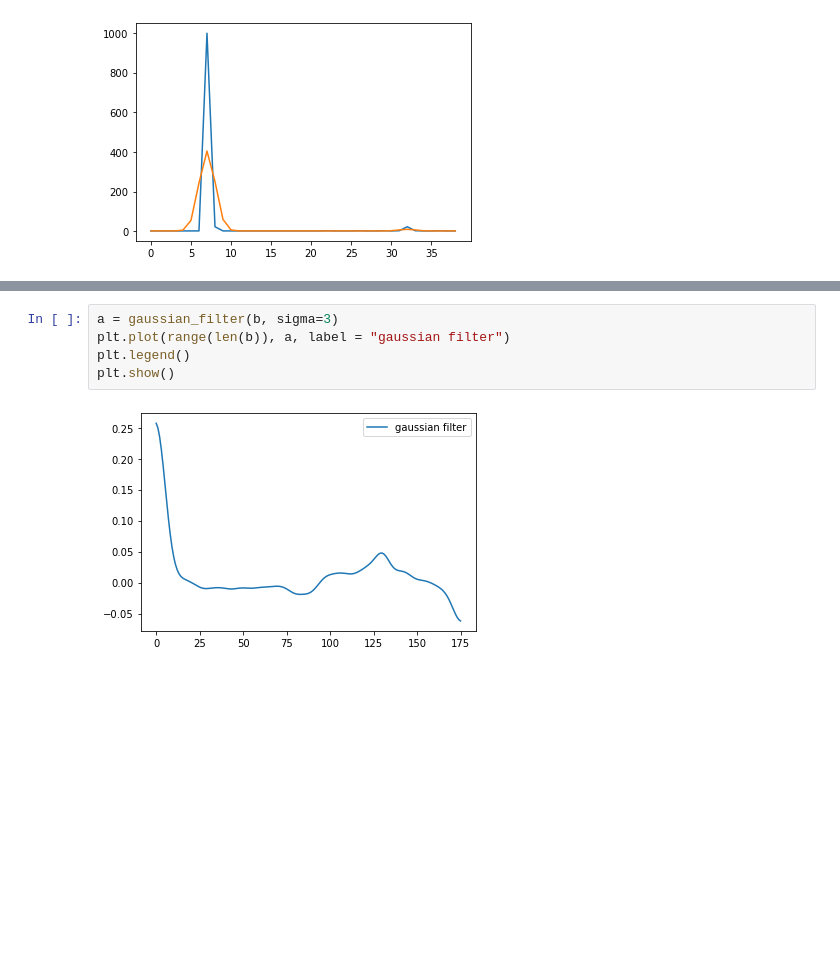
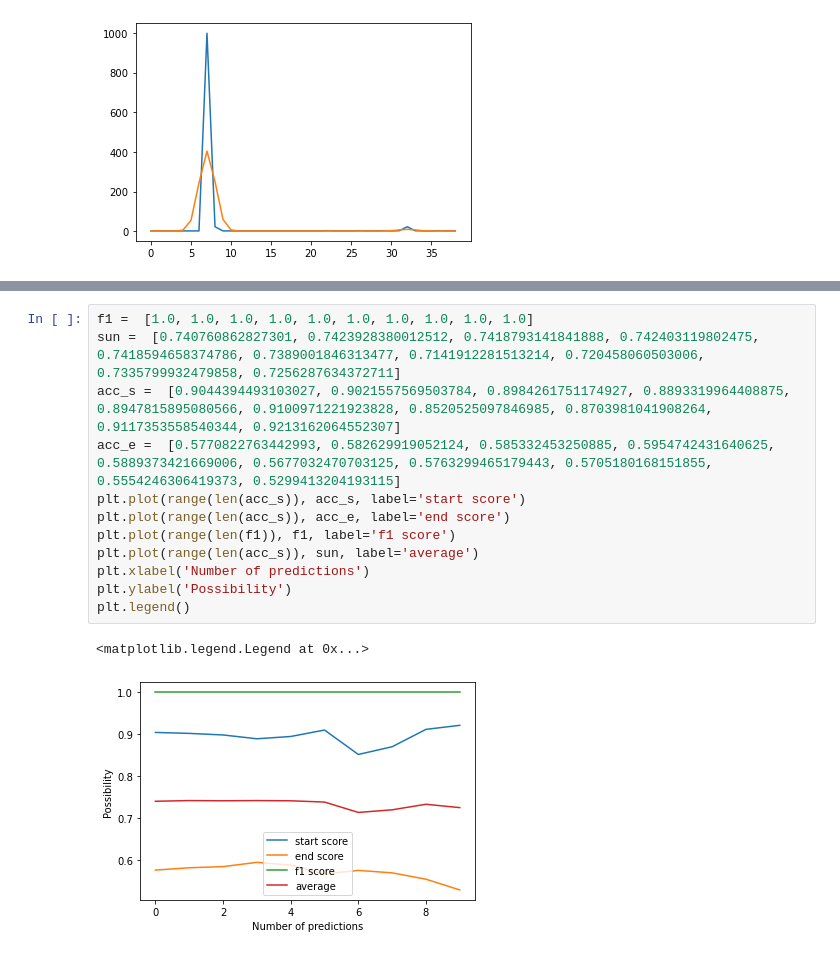
Before and after one commit to Gzk738/GZK_Code, a Jupyter notebook: XAI/2021.11.04/gaussian fiter.ipynb, the cells around one changed output, grey strips where cells are left out. Saved outputs shown, nothing was run; the diff lists cells and outputs as text; blank space fills up the shorter version.

```diff
--- a/XAI/2021.11.04/gaussian fiter.ipynb
+++ b/XAI/2021.11.04/gaussian fiter.ipynb
@@ -129,7 +138,15 @@ plt.show()
 # %%
-a = gaussian_filter(b, sigma=3)
-plt.plot(range(len(b)), a, label = "gaussian filter")
+f1 =  [1.0, 1.0, 1.0, 1.0, 1.0, 1.0, 1.0, 1.0, 1.0, 1.0]
+sun =  [0.740760862827301, 0.7423928380012512, 0.7418793141841888, 0.742403119802475, 0.7418594658374786, 0.7389001846313477, 0.7141912281513214, 0.720458060503006, 0.7335799932479858, 0.7256287634372711]
+acc_s =  [0.9044394493103027, 0.9021557569503784, 0.8984261751174927, 0.8893319964408875, 0.8947815895080566, 0.9100971221923828, 0.8520525097846985, 0.8703981041908264, 0.9117353558540344, 0.9213162064552307]
+acc_e =  [0.5770822763442993, 0.582629919052124, 0.585332453250885, 0.5954742431640625, 0.5889373421669006, 0.5677032470703125, 0.5763299465179443, 0.5705180168151855, 0.5554246306419373, 0.5299413204193115]
+plt.plot(range(len(acc_s)), acc_s, label='start score')
+plt.plot(range(len(acc_s)), acc_e, label='end score')
+plt.plot(range(len(f1)), f1, label='f1 score')
+plt.plot(range(len(acc_s)), sun, label='average')
+plt.xlabel('Number of predictions')
+plt.ylabel('Possibility')
 plt.legend()
-plt.show()
 # %% [output]
+<matplotlib.legend.Legend at 0x...>
-[figure, old version]
+[figure, new version]
```
Also changed, not shown: parts of 4 cells of this notebook, 5 other files.
